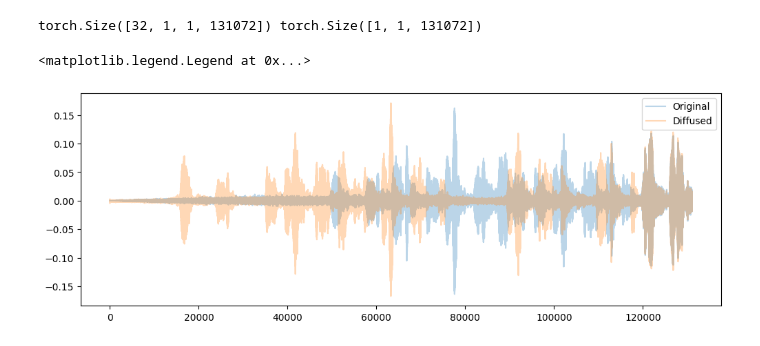
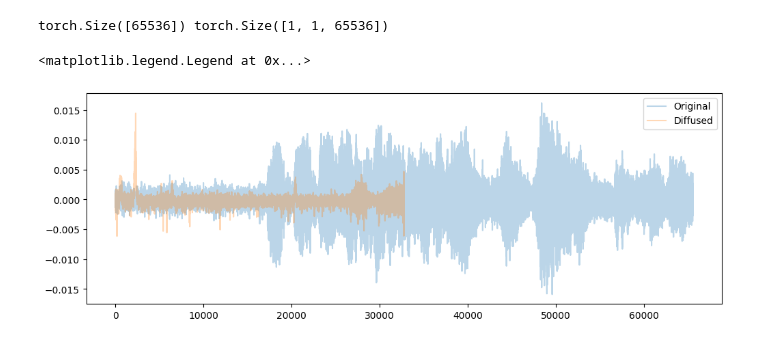
Before and after one commit to naiikaa/dll24, a Jupyter notebook: notebooks/audio_diffusion_test.ipynb, the cells around one changed output. Drawn from its saved outputs; the diff is of its cells as text; code cells hidden in the pictures.

```diff
--- a/notebooks/audio_diffusion_test.ipynb
+++ b/notebooks/audio_diffusion_test.ipynb
@@ -83,5 +125,7 @@ LOCAL_RANK: 0 - CUDA_VISIBLE_DEVICES: [0]
 # %%
 # Turn noise into new audio sample with diffusion
-noise = torch.randn(1, 1, 2**17) # [batch_size, in_channels, length]
+noise = torch.randn(1, 1, 2**16) # [batch_size, in_channels, length]
 pred = model.sample(noise, num_steps=100) # Suggested num_steps 10-100
-retransformed_pred = pred*samplex.std() + samplex.mean()
+retransformed_pred = pred * dataset.std + dataset.mean
+from IPython.display import Audio
+Audio(retransformed_pred[0,0], rate=samplerate)
@@ -88,15 +134,17 @@ retransformed_pred = pred*samplex.std() + samplex.mean()
 # %%
-print(samplex.shape,pred.shape)
+print(dataset.data[0].shape,pred.shape)
 # %% [output]
-torch.Size([32, 1, 1, 131072]) torch.Size([1, 1, 131072])
+torch.Size([65536]) torch.Size([1, 1, 65536])
+# %%
+real_sample = dataset.data[0] #* dataset.std + dataset.mean
 # %%
 plt.figure(figsize=(12, 4))
-plt.plot(samplex[0, 0,0].cpu().numpy(), alpha=0.3, label='Original')
+plt.plot(real_sample.cpu().numpy(), alpha=0.3, label='Original')
 plt.plot(retransformed_pred[0, 0].cpu().numpy(), alpha=0.3, label='Diffused')
 plt.legend()
 # %% [output]
 <matplotlib.legend.Legend at 0x...>
-[figure, old version]
+[figure, new version]
 # %%
 from IPython.display import Audio
 Audio(retransformed_pred[0,0], rate=samplerate)
```
Also changed, not shown: parts of 8 cells of this notebook, 1 other file.
